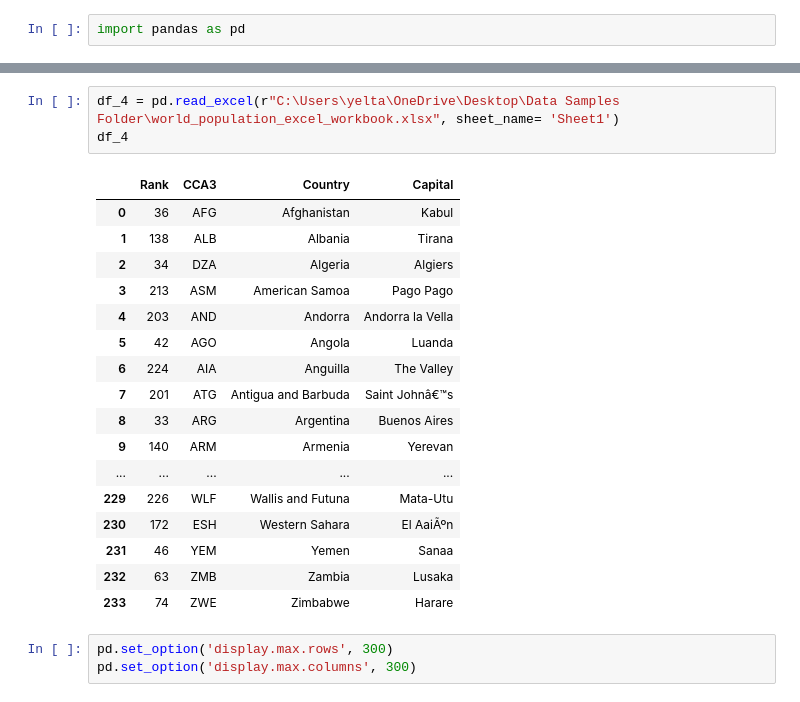
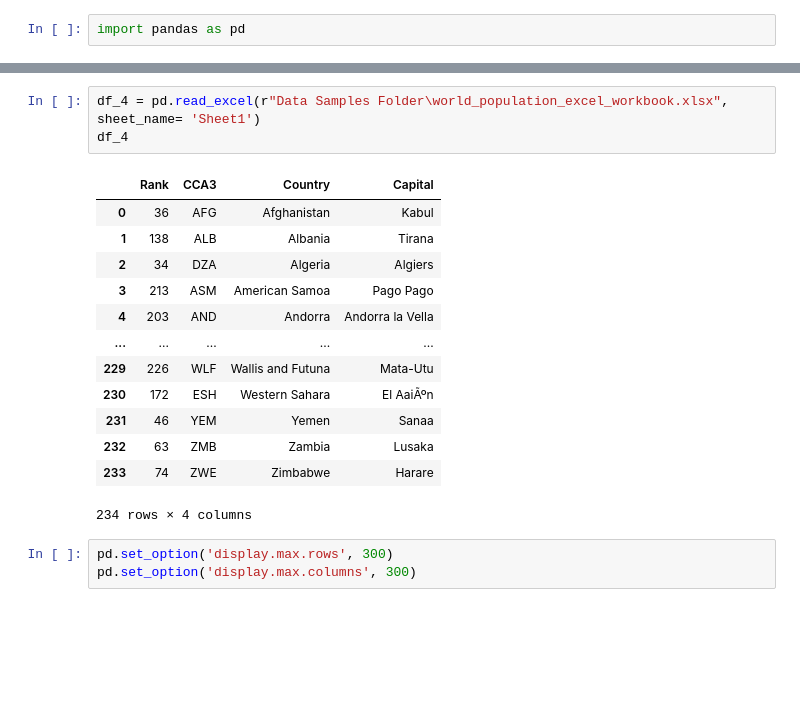
Before and after one commit to MarwanEltaieby/Jupyter_NoteBooks, a Jupyter notebook: Pandas/Reading Files.ipynb, the cells around one changed output, grey strips where cells are left out. Saved outputs shown, nothing was run; the diff lists cells and outputs as text; blank space fills up the shorter version.

Commit message:
Changed the place of the Data samples folder to be inside the pandas folder and modifing its path inside the jupyter notebooks

```diff
--- a/Pandas/Reading Files.ipynb
+++ b/Pandas/Reading Files.ipynb
@@ -45,24 +46,20 @@ df_3
 # %%
-df_4 = pd.read_excel(r"C:\Users\yelta\OneDrive\Desktop\Data Samples Folder\world_population_excel_workbook.xlsx", sheet_name= 'Sheet1')
+df_4 = pd.read_excel(r"Data Samples Folder\world_population_excel_workbook.xlsx", sheet_name= 'Sheet1')
 df_4
 # %% [output]
 |  | Rank | CCA3 | Country | Capital |
 | 0 | 36 | AFG | Afghanistan | Kabul |
 | 1 | 138 | ALB | Albania | Tirana |
 | 2 | 34 | DZA | Algeria | Algiers |
 | 3 | 213 | ASM | American Samoa | Pago Pago |
 | 4 | 203 | AND | Andorra | Andorra la Vella |
-| 5 | 42 | AGO | Angola | Luanda |
-| 6 | 224 | AIA | Anguilla | The Valley |
-| 7 | 201 | ATG | Antigua and Barbuda | Saint Johnâ€™s |
-| 8 | 33 | ARG | Argentina | Buenos Aires |
-| 9 | 140 | ARM | Armenia | Yerevan |
 | ... | ... | ... | ... | ... |
 | 229 | 226 | WLF | Wallis and Futuna | Mata-Utu |
 | 230 | 172 | ESH | Western Sahara | El AaiÃºn |
 | 231 | 46 | YEM | Yemen | Sanaa |
 | 232 | 63 | ZMB | Zambia | Lusaka |
 | 233 | 74 | ZWE | Zimbabwe | Harare |
+234 rows × 4 columns
 # %%
 pd.set_option('display.max.rows', 300)
 pd.set_option('display.max.columns', 300)
```
Also changed, not shown: parts of 3 cells of this notebook, 5 other files.
